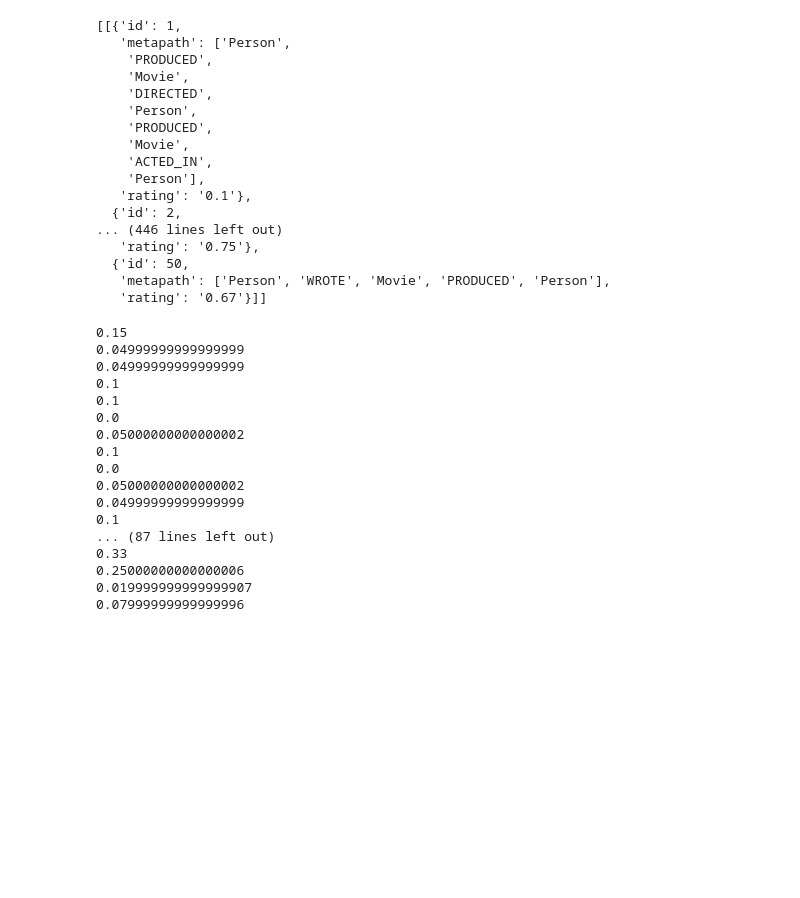
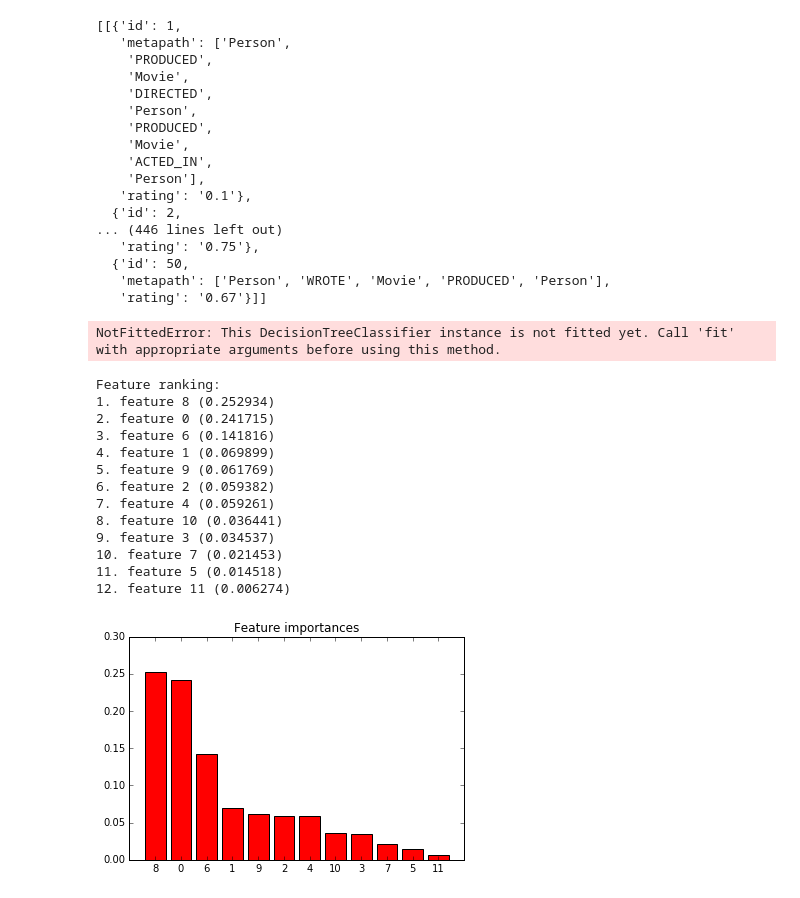
Before and after one commit to KDD-OpenSource/32de-python, a Jupyter notebook: load_data_open-day.ipynb, the cells around one changed output. Cells and saved outputs as stored; diff of their text form; code cells hidden in the pictures; blank space fills up the shorter version.

```diff
--- a/load_data_open-day.ipynb
+++ b/load_data_open-day.ipynb
@@ -140,27 +140,47 @@ for batch in batches:
             if metapath is another_metapath:
                 continue
             if float(metapath['rating']) <= float(another_metapath['rating']):
-                graph.add_user_rating(MetaPath.from_list(another_metapath), MetaPath.from_list(metapath),
+                graph.add_user_rating(MetaPath.from_list(another_metapath['metapath']), MetaPath.from_list(metapath['metapath']),
                                       distance=float(another_metapath['rating']) - float(metapath['rating']))
-# %% [output]
-0.15
-0.04999999999999999
-0.04999999999999999
-0.1
-0.1
-0.0
-0.05000000000000002
-0.1
-0.0
-0.05000000000000002
-0.04999999999999999
-0.1
-... (87 lines left out)
-0.33
-0.25000000000000006
-0.019999999999999907
-0.07999999999999996
 # %%
 import domain_scoring.domain_scoring as domain_scoring
-domain_score = domain_scoring.DomainScoring(rated_paths, mode=args.mode)
-domain_score.fit(graph)
+domain_score = domain_scoring.DomainScoring()
+domain_score.fit(graph, test_size=0.3)
+# %% [output]
+NotFittedError: This DecisionTreeClassifier instance is not fitted yet. Call 'fit' with appropriate arguments before using this method.
+# %%
+import numpy as np
+import matplotlib.pyplot as plt
+
+importances = domain_score.classifier.feature_importances_
+indices = np.argsort(importances)[::-1]
+
+# Print the feature ranking
+print("Feature ranking:")
+
+for f in range(len(domain_score.classifier.feature_importances_)):
+    print("%d. feature %d (%f)" % (f + 1, indices[f], importances[indices[f]]))
+
+# Plot the feature importances of the forest
+plt.figure()
+plt.title("Feature importances")
+plt.bar(range(len(domain_score.classifier.feature_importances_)), importances[indices],
+       color="r", align="center")
+plt.xticks(range(len(domain_score.classifier.feature_importances_)), indices)
+plt.xlim([-1, len(domain_score.classifier.feature_importances_)])
+plt.show()
+# %% [output]
+Feature ranking:
+1. feature 8 (0.252934)
+2. feature 0 (0.241715)
+3. feature 6 (0.141816)
+4. feature 1 (0.069899)
+5. feature 9 (0.061769)
+6. feature 2 (0.059382)
+7. feature 4 (0.059261)
+8. feature 10 (0.036441)
+9. feature 3 (0.034537)
+10. feature 7 (0.021453)
+11. feature 5 (0.014518)
+12. feature 11 (0.006274)
+[figure, added]
```
Also changed, not shown: parts of 1 cell of this notebook.
